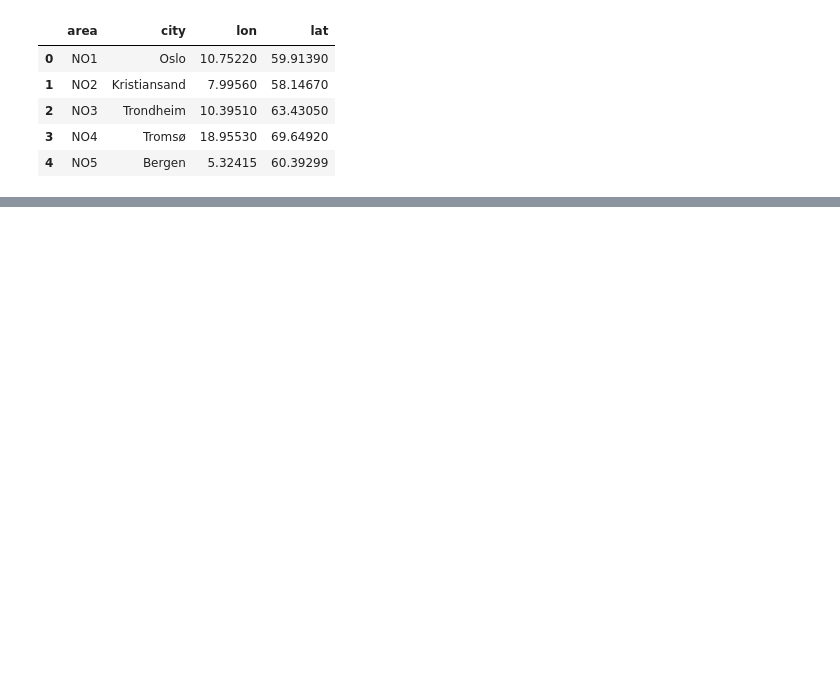
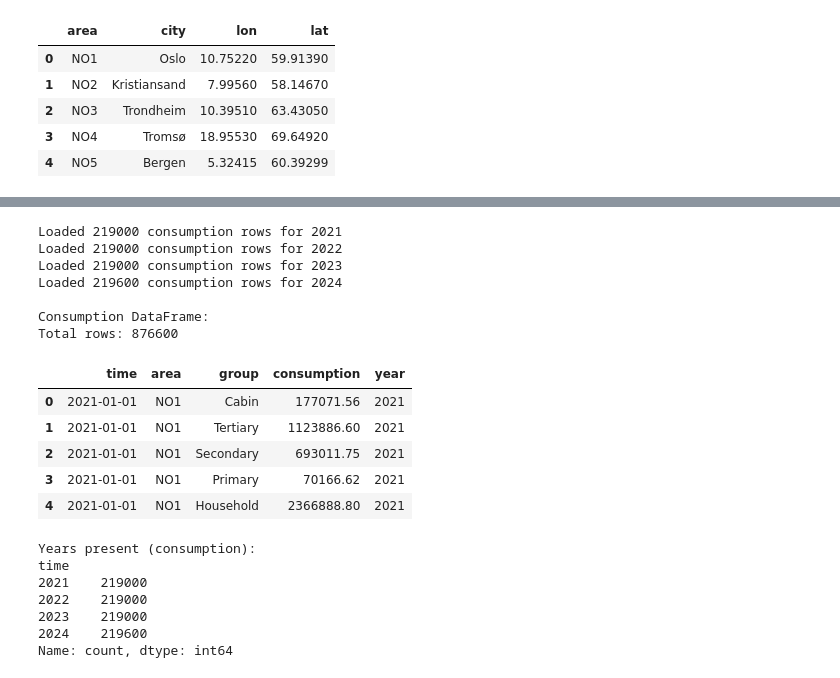
Before and after one commit to Viktoria0720/IND320_VY, a Jupyter notebook: ASSIGNMENTS/PART2/notebooks/IND320_VY_v4.ipynb, the cells around one changed output, grey strips where cells are left out. Cells and saved outputs as stored; diff of their text form; code cells hidden in the pictures; blank space fills up the shorter version.

```diff
--- a/ASSIGNMENTS/PART2/notebooks/IND320_VY_v4.ipynb
+++ b/ASSIGNMENTS/PART2/notebooks/IND320_VY_v4.ipynb
@@ -375,4 +582,80 @@ time
 Name: count, dtype: int64
+# %%
+# --- Load Elhub CONSUMPTION 2021–2024 from Mongo into cons_df ---
+
+from pymongo import MongoClient
+
+MONGO_URI       = os.getenv("MONGO_URI", "mongodb://localhost:27017")
+DB_NAME         = "energy"
+CONS_COLL_NAME  = "elhub_consumption_2021_2024"   # same name as above
+
+client = MongoClient(MONGO_URI, serverSelectionTimeoutMS=5000)
+client.admin.command("ping")
+coll_cons = client[DB_NAME][CONS_COLL_NAME]
+
+YEARS_TO_LOAD = [2021, 2022, 2023, 2024]
+frames_cons = []
+
+for yr in YEARS_TO_LOAD:
+    df_year = load_elhub_from_mongo_override(
+        coll_cons,
+        time_field="startTime",
+        area_field="priceArea",
+        group_field="consumptionGroup",   # 👈 changed!
+        prod_field="quantityKwh",
+        year=yr,
+    )
+    if df_year is None or df_year.empty:
+        print(f"No consumption data returned for year {yr}")
+        continue
+
+    if "time" in df_year.columns:
+        df_year["year"] = df_year["time"].dt.year
+    else:
+        df_year["year"] = yr
+
+    # Rename 'production' → 'consumption' for clarity
+    df_year = df_year.rename(columns={"production": "consumption"})
+    frames_cons.append(df_year)
+    print(f"Loaded {len(df_year)} consumption rows for {yr}")
+
+if frames_cons:
+    cons_df = (
+        pd.concat(frames_cons, ignore_index=True)
+          .sort_values("time")
+          .reset_index(drop=True)
+    )
+    print("\nConsumption DataFrame:")
+    print(f"Total rows: {len(cons_df)}")
+    display(cons_df.head())
+
+    if "time" in cons_df.columns:
+        print("Years present (consumption):")
+        print(cons_df["time"].dt.year.value_counts().sort_index())
+else:
+    cons_df = pd.DataFrame()
+    print("No consumption data loaded for any of the requested years.")
+# %% [output]
+Loaded 219000 consumption rows for 2021
+Loaded 219000 consumption rows for 2022
+Loaded 219000 consumption rows for 2023
+Loaded 219600 consumption rows for 2024
+
+Consumption DataFrame:
+Total rows: 876600
+|  | time | area | group | consumption | year |
+| 0 | 2021-01-01 | NO1 | Cabin | 177071.56 | 2021 |
+| 1 | 2021-01-01 | NO1 | Tertiary | 1123886.60 | 2021 |
+| 2 | 2021-01-01 | NO1 | Secondary | 693011.75 | 2021 |
+| 3 | 2021-01-01 | NO1 | Primary | 70166.62 | 2021 |
+| 4 | 2021-01-01 | NO1 | Household | 2366888.80 | 2021 |
+Years present (consumption):
+time
+2021    219000
+2022    219000
+2023    219000
+2024    219600
+Name: count, dtype: int64
 # %%
 def stl_decompose_production(
     prod_df: pd.DataFrame,
```
Also changed, not shown: parts of 12 cells of this notebook, 3 other files.
